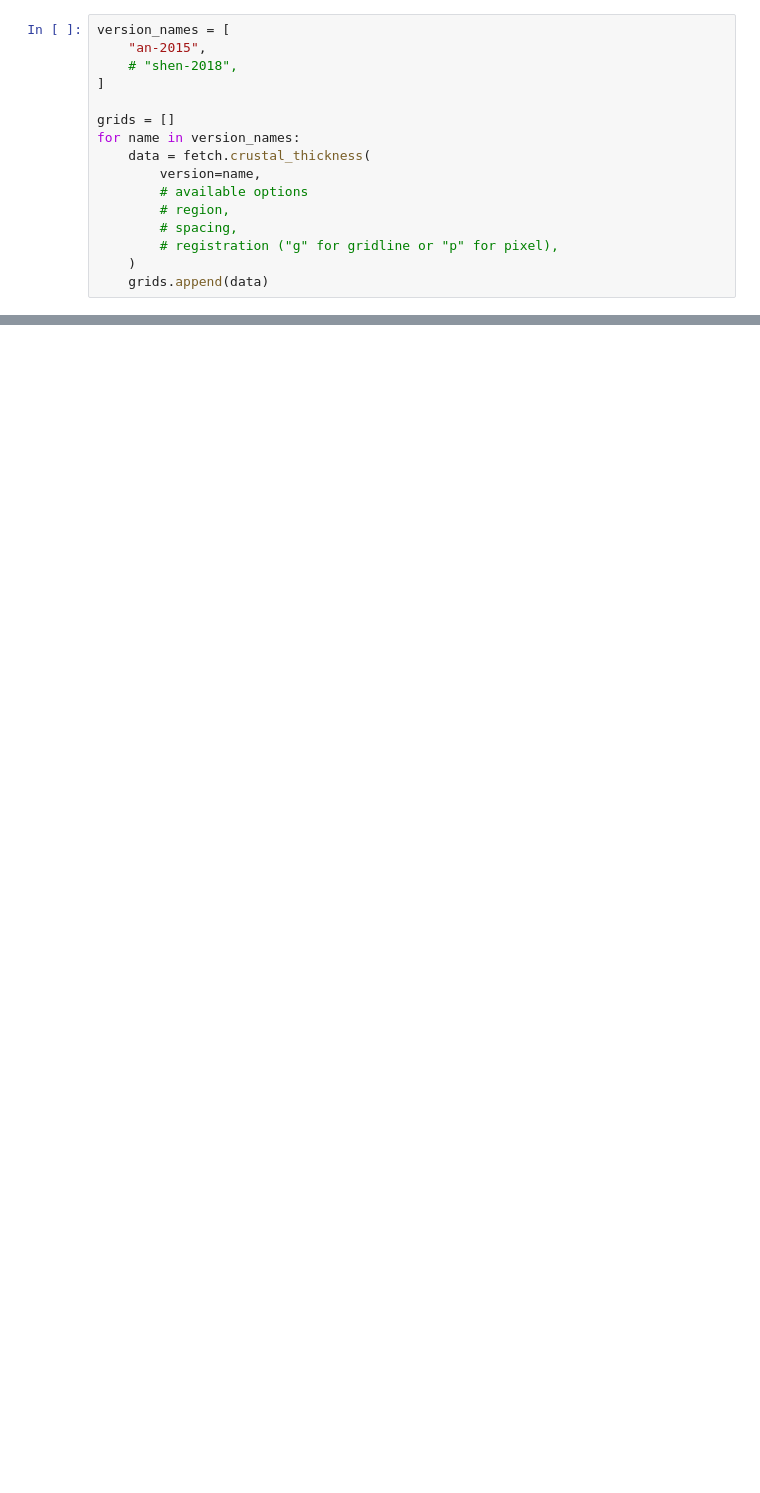
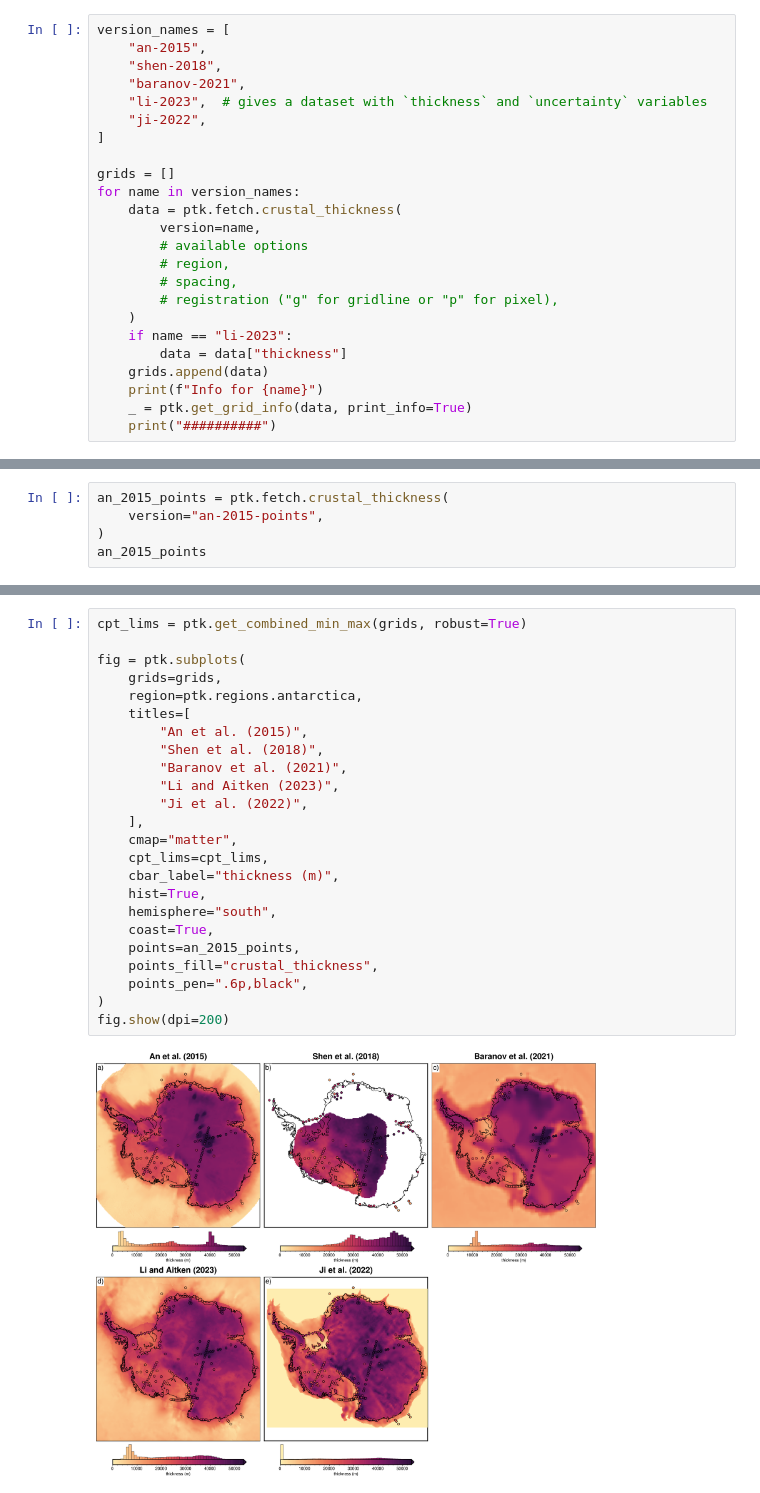
Before and after one commit to mdtanker/polartoolkit, a Jupyter notebook: docs/datasets/antarctica/crustal_thickness.ipynb, the cells around one changed output, grey strips where cells are left out. Cells and saved outputs as stored; diff of their text form; blank space fills up the shorter version.

```diff
--- a/docs/datasets/antarctica/crustal_thickness.ipynb
+++ b/docs/datasets/antarctica/crustal_thickness.ipynb
@@ -18,16 +22,24 @@ from polartoolkit import fetch, maps, regions, utils
 # %%
 version_names = [
     "an-2015",
-    # "shen-2018",
+    "shen-2018",
+    "baranov-2021",
+    "li-2023",  # gives a dataset with `thickness` and `uncertainty` variables
+    "ji-2022",
 ]
 
 grids = []
 for name in version_names:
-    data = fetch.crustal_thickness(
+    data = ptk.fetch.crustal_thickness(
         version=name,
         # available options
         # region,
         # spacing,
         # registration ("g" for gridline or "p" for pixel),
     )
+    if name == "li-2023":
+        data = data["thickness"]
     grids.append(data)
+    print(f"Info for {name}")
+    _ = ptk.get_grid_info(data, print_info=True)
+    print("##########")
@@ -57,0 +64,5 @@ fig.show(dpi=200)
+# %%
+an_2015_points = ptk.fetch.crustal_thickness(
+    version="an-2015-points",
+)
+an_2015_points
@@ -57,0 +83,26 @@ fig.show(dpi=200)
+# %%
+cpt_lims = ptk.get_combined_min_max(grids, robust=True)
+
+fig = ptk.subplots(
+    grids=grids,
+    region=ptk.regions.antarctica,
+    titles=[
+        "An et al. (2015)",
+        "Shen et al. (2018)",
+        "Baranov et al. (2021)",
+        "Li and Aitken (2023)",
+        "Ji et al. (2022)",
+    ],
+    cmap="matter",
+    cpt_lims=cpt_lims,
+    cbar_label="thickness (m)",
+    hist=True,
+    hemisphere="south",
+    coast=True,
+    points=an_2015_points,
+    points_fill="crustal_thickness",
+    points_pen=".6p,black",
+)
+fig.show(dpi=200)
+# %% [output]
+[figure, added]
```
Also changed, not shown: parts of 6 cells of this notebook, 59 other files.
